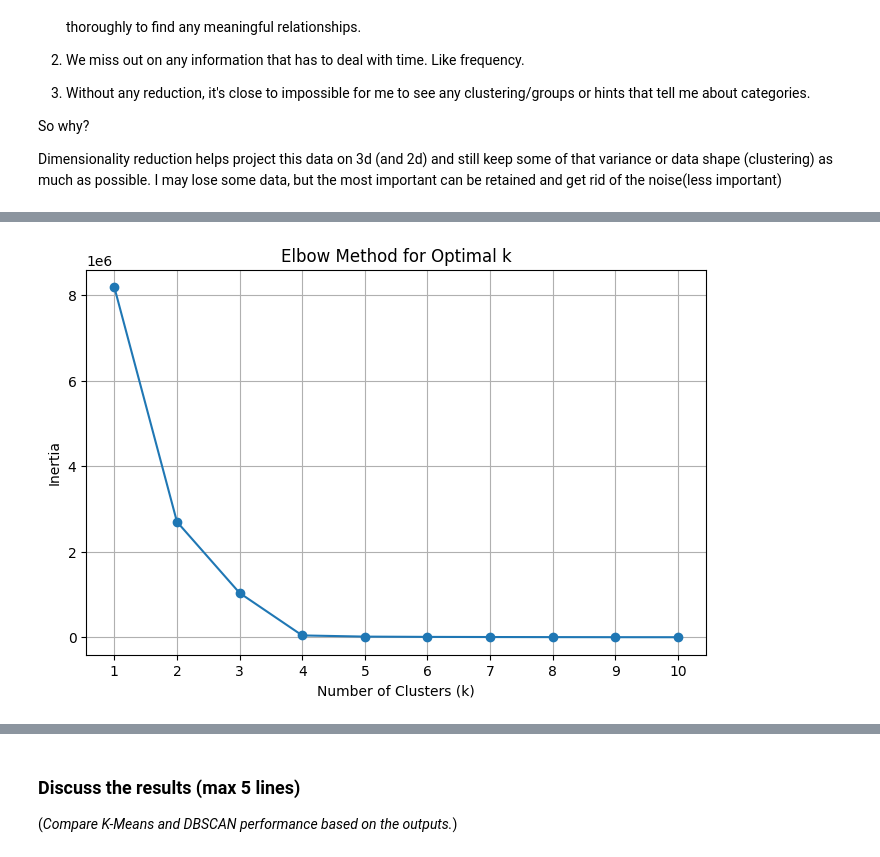
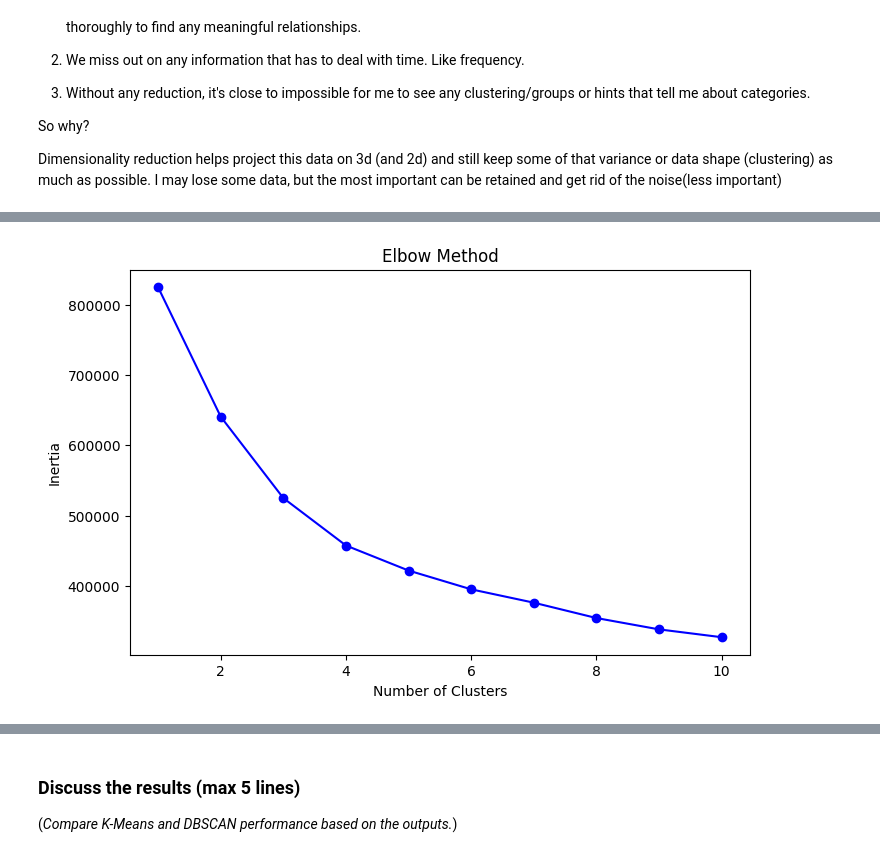
Before and after one commit to mutabazichristian/sound-clustering, a Jupyter notebook: clustering_assignment.ipynb, the cells around one changed output, grey strips where cells are left out. Saved outputs shown, nothing was run; the diff lists cells and outputs as text; code cells hidden in the pictures.

```diff
--- a/clustering_assignment.ipynb
+++ b/clustering_assignment.ipynb
@@ -116,17 +97,18 @@ Sample features:
 # %%
 # Use the scaled features DataFrame and select the first 5 columns
-df = pd.DataFrame(features_scaled[:, :5], columns=[f"Feature_{i}" for i in range(1,6)])
+scaler = StandardScaler()
+features_array = scaler.fit_transform(features_array)
 
 # Scatter plot (Attempt without dimensionality reduction)
 plt.figure(figsize=(8,6))
-plt.scatter(df['Feature_1'],df['Feature_2'],alpha=0.7)
+plt.scatter(features_array[:, 0], features_array[:, 1], alpha=0.7)
 plt.xlabel("Feature 1")
 plt.ylabel("Feature 2")
 plt.title("Scatter Plot of Raw Features (Without Dimensionality Reduction)")
-plt.grid(True)
 plt.show()
 
 # Pair plot (Only using first 5 features)
+df = pd.DataFrame(features_array[:, :5], columns=[f'Feature_{i+1}' for i in range(5)])
 sns.pairplot(df)
 plt.show()
 # %% [output]
@@ -220,27 +168,71 @@ Explained variance ratio for first 3 components: 0.59223986
 # %%
 # Optimize number of clusters using Elbow Method
-from sklearn.cluster import KMeans
-
-# Use PCA-reduced data for clustering
-features_array = features_pca
-
-inertia = []
-# Test a range of cluster numbers (e.g., 1 to 10)
+inertias = []
 k_range = range(1, 11)
 
 for k in k_range:
-    kmeans = KMeans(n_clusters=k, random_state=42, n_init=10) # Added n_init to suppress warning
+    kmeans = KMeans(n_clusters=k, random_state=42)
     kmeans.fit(features_array)
-    inertia.append(kmeans.inertia_)
+    inertias.append(kmeans.inertia_)
 
-# Plot the Elbow Method graph
 plt.figure(figsize=(8, 5))
-plt.plot(k_range, inertia, marker='o')
-plt.xlabel('Number of Clusters (k)')
+plt.plot(k_range, inertias, 'bo-')
+plt.xlabel('Number of Clusters')
 plt.ylabel('Inertia')
-plt.title('Elbow Method for Optimal k')
-plt.xticks(k_range)
-plt.grid(True)
+plt.title('Elbow Method')
 plt.show()
+
+# Select optimal K based on elbow method (e.g., k=3)
+optimal_k = 3
+kmeans = KMeans(n_clusters=optimal_k, random_state=42)
+kmeans_labels = kmeans.fit_predict(features_array)
+
+# Apply DBSCAN
+dbscan = DBSCAN(eps=8, min_samples=7)
+dbscan_labels = dbscan.fit_predict(features_array)
+
+# Scatter Plot for K-Means Clusters
+plt.figure(figsize=(15, 5))
+
+plt.subplot(131)
+plt.scatter(features_tsne[:, 0], features_tsne[:, 1], c=kmeans_labels, cmap='viridis', alpha=0.7)
+plt.title('K-Means Clusters (t-SNE)')
+plt.xlabel('t-SNE 1')
+plt.ylabel('t-SNE 2')
+
+# Scatter Plot for DBSCAN Clusters
+plt.subplot(132)
+plt.scatter(features_tsne[:, 0], features_tsne[:, 1], c=dbscan_labels, cmap='plasma', alpha=0.7)
+plt.title('DBSCAN Clusters (t-SNE)')
+plt.xlabel('t-SNE 1')
+plt.ylabel('t-SNE 2')
+
+plt.subplot(133)
+plt.scatter(features_pca[:, 0], features_pca[:, 1], c=kmeans_labels, cmap='viridis', alpha=0.7)
+plt.title('K-Means Clusters (PCA)')
+plt.xlabel('PC1')
+plt.ylabel('PC2')
+
+plt.tight_layout()
+plt.show()
+
+#eps8, min-samp5 --> DBSCAN - Silhouette Score: -0.1120, Davies-Bouldin Index: 1.8552
+
+# Evaluate clustering
+kmeans_silhouette = silhouette_score(features_array, kmeans_labels)
+kmeans_db_index = davies_bouldin_score(features_array, kmeans_labels)
+
+if len(set(dbscan_labels)) > 1:
+    dbscan_silhouette = silhouette_score(features_array, dbscan_labels)
+    dbscan_db_index = davies_bouldin_score(features_array, dbscan_labels)
+else:
+    dbscan_silhouette = None
+    dbscan_db_index = None
+
+print(f"K-Means - Silhouette Score: {kmeans_silhouette:.4f}, Davies-Bouldin Index: {kmeans_db_index:.4f}")
+if dbscan_silhouette is not None:
+    print(f"DBSCAN - Silhouette Score: {dbscan_silhouette:.4f}, Davies-Bouldin Index: {dbscan_db_index:.4f}")
+else:
+    print("DBSCAN failed to form meaningful clusters.")
 # %% [output]
-[figure, old version]
+[figure, new version]
```
Also changed, not shown: parts of 19 cells of this notebook.
